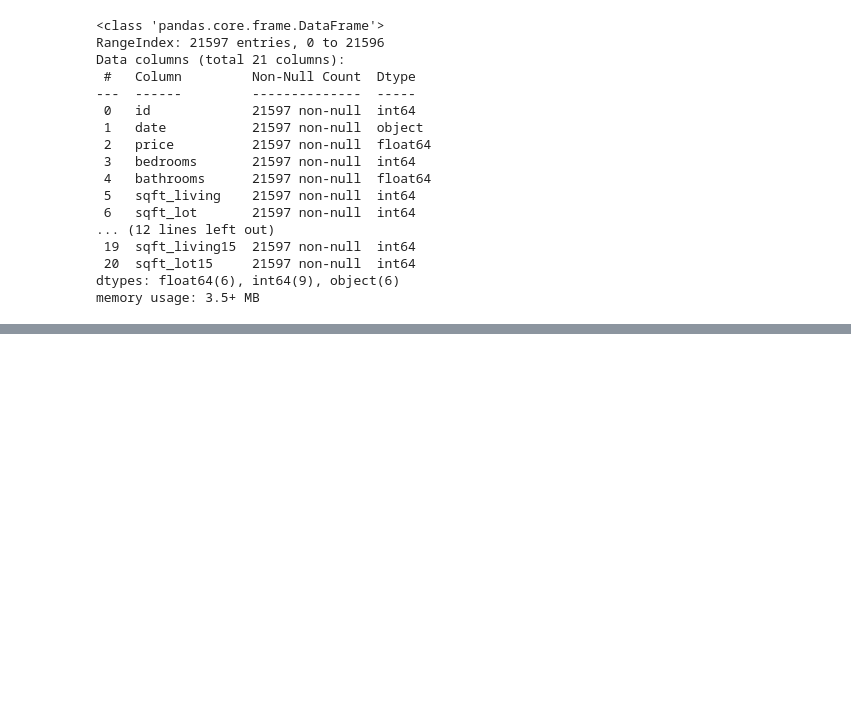
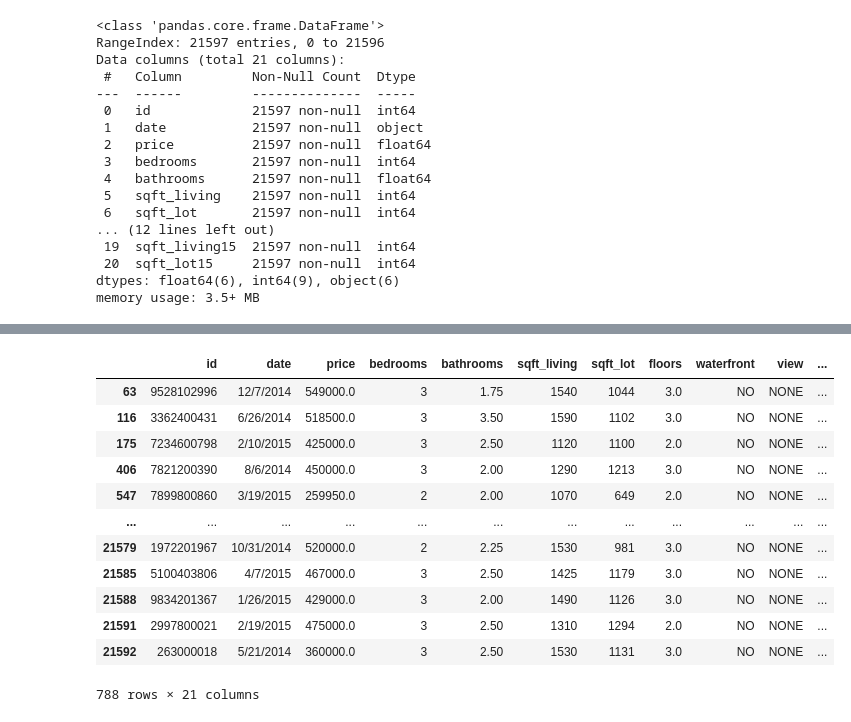
Before and after one commit to aliceagrawal/King-County-House-Sales, a Jupyter notebook: Marshalls Notebook.ipynb, the cells around one changed output, grey strips where cells are left out. Cells and saved outputs as stored; diff of their text form; code cells hidden in the pictures; blank space fills up the shorter version.

```diff
--- a/Marshalls Notebook.ipynb
+++ b/Marshalls Notebook.ipynb
@@ -40,0 +118,16 @@ memory usage: 3.5+ MB
+# %%
+test = df[df['sqft_living']>=df['sqft_lot']]
+# %% [output]
+|  | id | date | price | bedrooms | bathrooms | sqft_living | sqft_lot | floors | waterfront | view | ... |
+| 63 | 9528102996 | 12/7/2014 | 549000.0 | 3 | 1.75 | 1540 | 1044 | 3.0 | NO | NONE | ... |
+| 116 | 3362400431 | 6/26/2014 | 518500.0 | 3 | 3.50 | 1590 | 1102 | 3.0 | NO | NONE | ... |
+| 175 | 7234600798 | 2/10/2015 | 425000.0 | 3 | 2.50 | 1120 | 1100 | 2.0 | NO | NONE | ... |
+| 406 | 7821200390 | 8/6/2014 | 450000.0 | 3 | 2.00 | 1290 | 1213 | 3.0 | NO | NONE | ... |
+| 547 | 7899800860 | 3/19/2015 | 259950.0 | 2 | 2.00 | 1070 | 649 | 2.0 | NO | NONE | ... |
+| ... | ... | ... | ... | ... | ... | ... | ... | ... | ... | ... | ... |
+| 21579 | 1972201967 | 10/31/2014 | 520000.0 | 2 | 2.25 | 1530 | 981 | 3.0 | NO | NONE | ... |
+| 21585 | 5100403806 | 4/7/2015 | 467000.0 | 3 | 2.50 | 1425 | 1179 | 3.0 | NO | NONE | ... |
+| 21588 | 9834201367 | 1/26/2015 | 429000.0 | 3 | 2.00 | 1490 | 1126 | 3.0 | NO | NONE | ... |
+| 21591 | 2997800021 | 2/19/2015 | 475000.0 | 3 | 2.50 | 1310 | 1294 | 2.0 | NO | NONE | ... |
+| 21592 | 263000018 | 5/21/2014 | 360000.0 | 3 | 2.50 | 1530 | 1131 | 3.0 | NO | NONE | ... |
+788 rows × 21 columns
```
Also changed, not shown: parts of 8 cells of this notebook.
